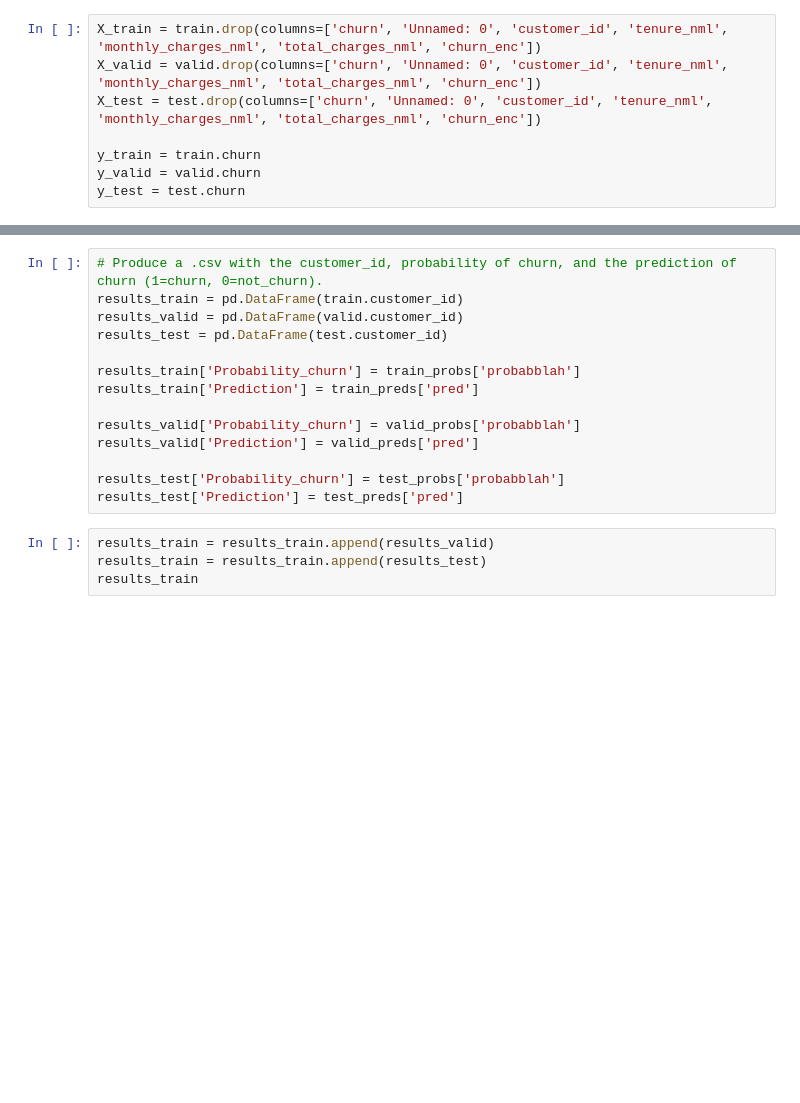
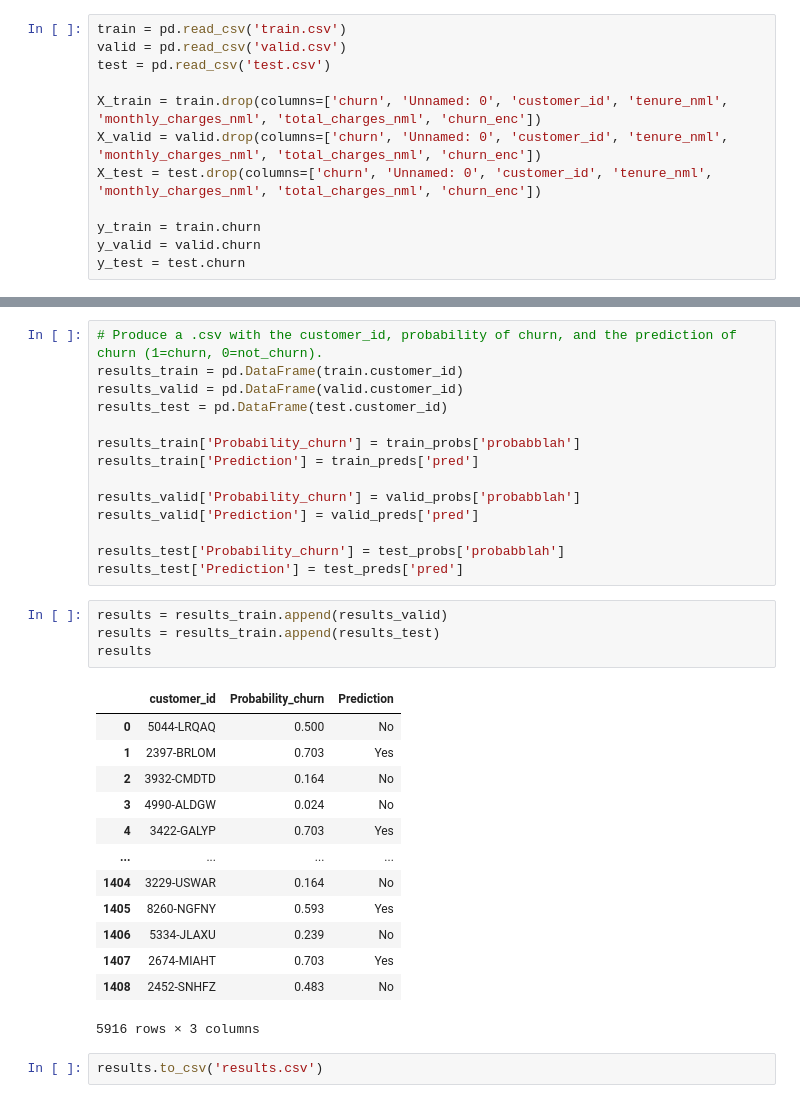
Before and after one commit to team-db-telco/telco-classification-project, a Jupyter notebook: Report.ipynb, the cells around one changed output, grey strips where cells are left out. Drawn from its saved outputs; the diff is of its cells as text; blank space fills up the shorter version.

```diff
--- a/Report.ipynb
+++ b/Report.ipynb
@@ -121,6 +127,10 @@ sns.countplot(x='contract_type_id', data=train[train.tenure > 12] , hue='churn')
 
 > Finally, we will us the Decision Tree classifier to model this dataset, because the performance on the validation dataset was similar to the performance of the other models, but the output of the decision tree is more interpretable.
 # %%
+train = pd.read_csv('train.csv')
+valid = pd.read_csv('valid.csv')
+test = pd.read_csv('test.csv')
+
 X_train = train.drop(columns=['churn', 'Unnamed: 0', 'customer_id', 'tenure_nml', 'monthly_charges_nml', 'total_charges_nml', 'churn_enc'])
 X_valid = valid.drop(columns=['churn', 'Unnamed: 0', 'customer_id', 'tenure_nml', 'monthly_charges_nml', 'total_charges_nml', 'churn_enc'])
 X_test = test.drop(columns=['churn', 'Unnamed: 0', 'customer_id', 'tenure_nml', 'monthly_charges_nml', 'total_charges_nml', 'churn_enc'])
@@ -181,6 +228,22 @@ results_valid['Prediction'] = valid_preds['pred']
 results_test['Probability_churn'] = test_probs['probabblah']
 results_test['Prediction'] = test_preds['pred']
 # %%
-results_train = results_train.append(results_valid)
-results_train = results_train.append(results_test)
-results_train
+results = results_train.append(results_valid)
+results = results_train.append(results_test)
+results
+# %% [output]
+|  | customer_id | Probability_churn | Prediction |
+| 0 | 5044-LRQAQ | 0.500 | No |
+| 1 | 2397-BRLOM | 0.703 | Yes |
+| 2 | 3932-CMDTD | 0.164 | No |
+| 3 | 4990-ALDGW | 0.024 | No |
+| 4 | 3422-GALYP | 0.703 | Yes |
+| ... | ... | ... | ... |
+| 1404 | 3229-USWAR | 0.164 | No |
+| 1405 | 8260-NGFNY | 0.593 | Yes |
+| 1406 | 5334-JLAXU | 0.239 | No |
+| 1407 | 2674-MIAHT | 0.703 | Yes |
+| 1408 | 2452-SNHFZ | 0.483 | No |
+5916 rows × 3 columns
+# %%
+results.to_csv('results.csv')
```
Also changed, not shown: parts of 9 cells of this notebook, 1 other file.
